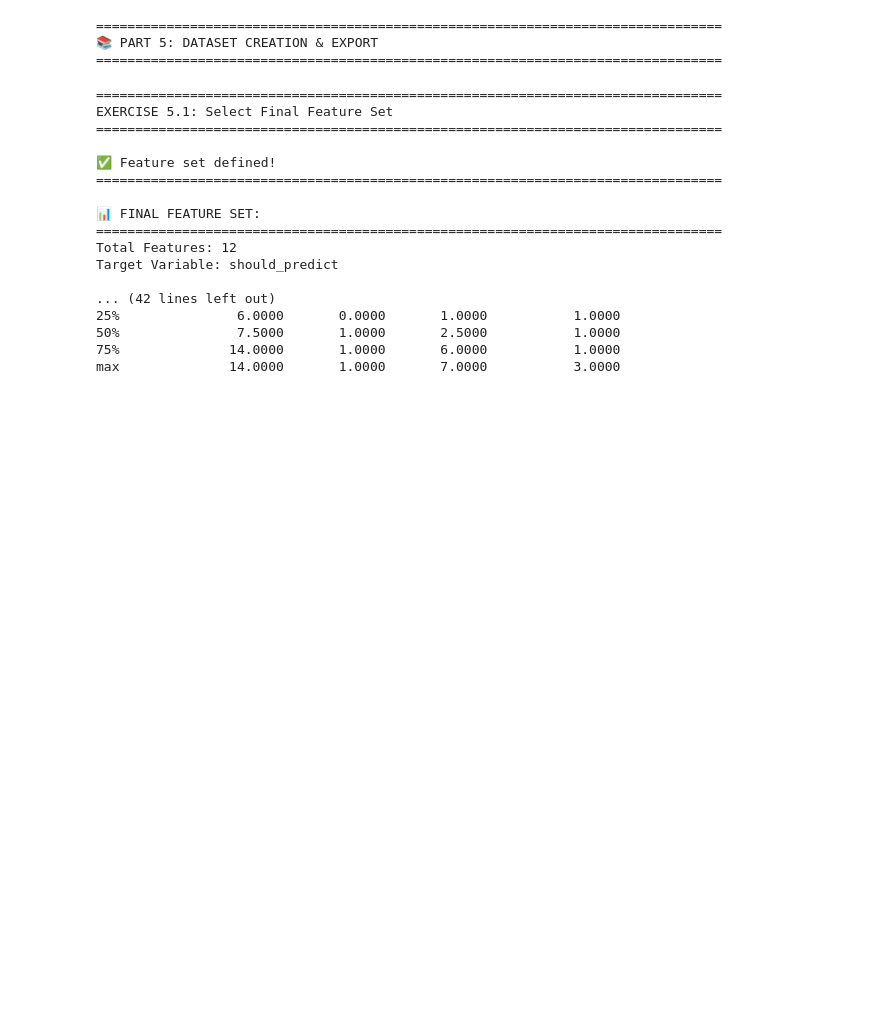
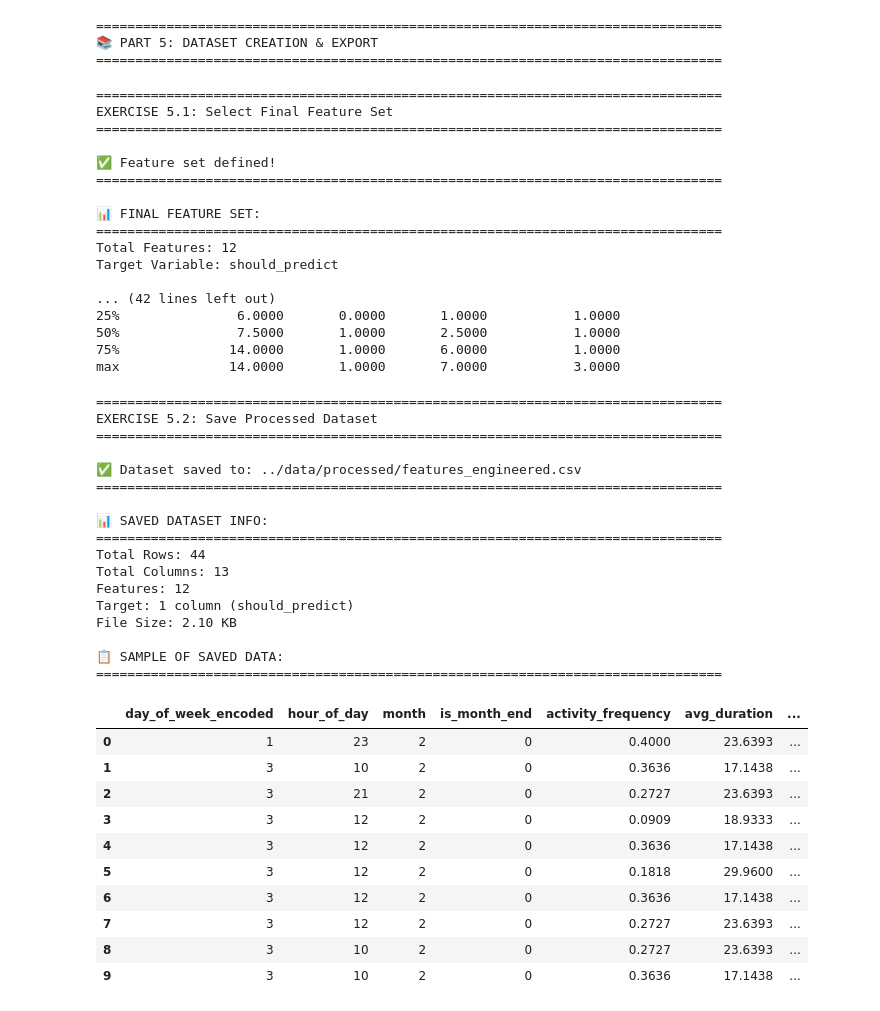
Before and after one commit to 01-Audrey/timesync-ai-research, a Jupyter notebook: notebooks/02_feature_engineering.ipynb, the cells around one changed output. Saved outputs shown, nothing was run; the diff lists cells and outputs as text; code cells hidden in the pictures; blank space fills up the shorter version.

```diff
--- a/notebooks/02_feature_engineering.ipynb
+++ b/notebooks/02_feature_engineering.ipynb
@@ -771,3 +771,59 @@ Target Variable: should_predict
 50%               7.5000       1.0000       2.5000           1.0000
 75%              14.0000       1.0000       6.0000           1.0000
 max              14.0000       1.0000       7.0000           3.0000
+# %%
+print("\n" + "=" * 80)
+print("EXERCISE 5.2: Save Processed Dataset")
+print("=" * 80)
+
+# Combine features and target
+final_dataset = X.copy()
+final_dataset['target'] = y
+
+# Save to CSV
+output_path = '../data/processed/features_engineered.csv'
+final_dataset.to_csv(output_path, index=False)
+
+print(f"\n✅ Dataset saved to: {output_path}")
+print("=" * 80)
+
+print("\n📊 SAVED DATASET INFO:")
+print("=" * 80)
+print(f"Total Rows: {len(final_dataset)}")
+print(f"Total Columns: {len(final_dataset.columns)}")
+print(f"Features: {len(feature_columns)}")
+print(f"Target: 1 column ({target_column})")
+print(f"File Size: {os.path.getsize(output_path) / 1024:.2f} KB")
+
+print("\n📋 SAMPLE OF SAVED DATA:")
+print("=" * 80)
+final_dataset.head(10)
+# %% [output]
+================================================================================
+EXERCISE 5.2: Save Processed Dataset
+================================================================================
+
+✅ Dataset saved to: ../data/processed/features_engineered.csv
+================================================================================
+
+📊 SAVED DATASET INFO:
+================================================================================
+Total Rows: 44
+Total Columns: 13
+Features: 12
+Target: 1 column (should_predict)
+File Size: 2.10 KB
+
+📋 SAMPLE OF SAVED DATA:
+================================================================================
+|  | day_of_week_encoded | hour_of_day | month | is_month_end | activity_frequency | avg_duration | ... |
+| 0 | 1 | 23 | 2 | 0 | 0.4000 | 23.6393 | ... |
+| 1 | 3 | 10 | 2 | 0 | 0.3636 | 17.1438 | ... |
+| 2 | 3 | 21 | 2 | 0 | 0.2727 | 23.6393 | ... |
+| 3 | 3 | 12 | 2 | 0 | 0.0909 | 18.9333 | ... |
+| 4 | 3 | 12 | 2 | 0 | 0.3636 | 17.1438 | ... |
+| 5 | 3 | 12 | 2 | 0 | 0.1818 | 29.9600 | ... |
+| 6 | 3 | 12 | 2 | 0 | 0.3636 | 17.1438 | ... |
+| 7 | 3 | 12 | 2 | 0 | 0.2727 | 23.6393 | ... |
+| 8 | 3 | 10 | 2 | 0 | 0.2727 | 23.6393 | ... |
+| 9 | 3 | 10 | 2 | 0 | 0.3636 | 17.1438 | ... |
```
Also changed, not shown: parts of 2 cells of this notebook, 10 other files.
